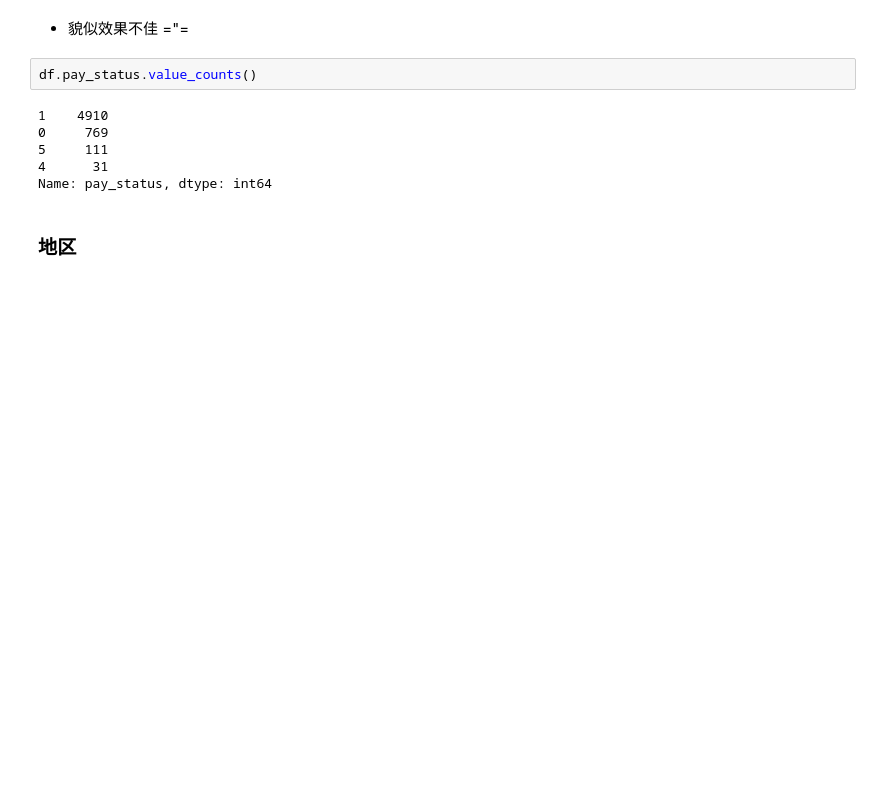
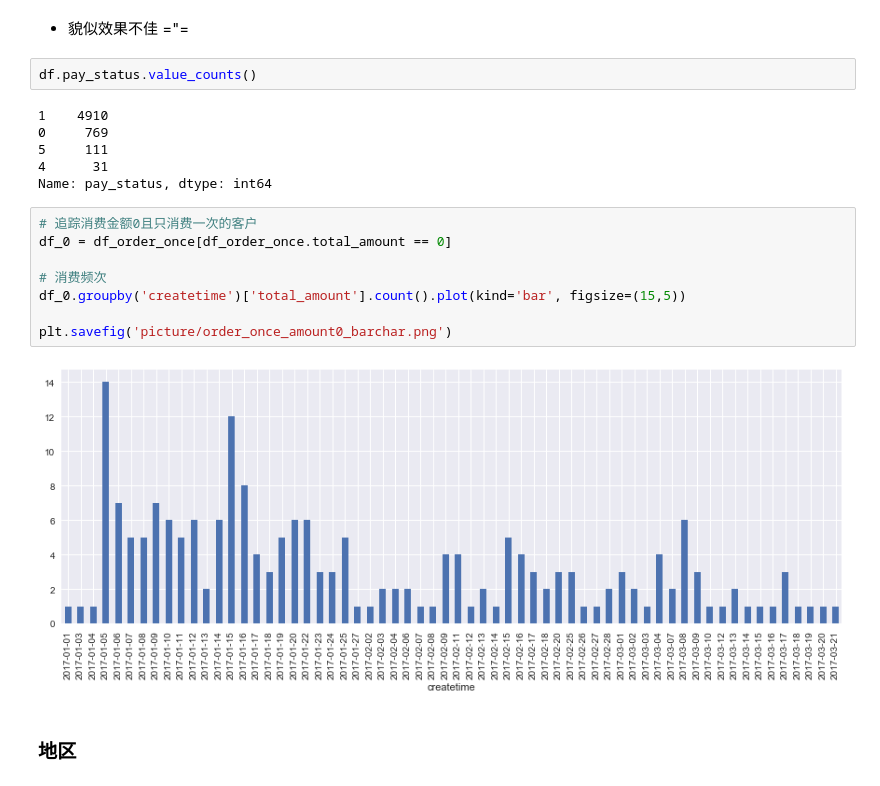
Before and after one commit to hugolu/learn-data-analysis, a Jupyter notebook: yimi/data-analysis.ipynb, the cells around one changed output. Saved outputs shown, nothing was run; the diff lists cells and outputs as text; blank space fills up the shorter version.

```diff
--- a/yimi/data-analysis.ipynb
+++ b/yimi/data-analysis.ipynb
@@ -293,6 +288,16 @@ df.pay_status.value_counts()
 5     111
 4      31
 Name: pay_status, dtype: int64
+# %%
+# 追踪消费金额0且只消费一次的客户
+df_0 = df_order_once[df_order_once.total_amount == 0]
+
+# 消费频次
+df_0.groupby('createtime')['total_amount'].count().plot(kind='bar', figsize=(15,5))
+
+plt.savefig('picture/order_once_amount0_barchar.png')
+# %% [output]
+[figure, added]
 # %% [markdown]
 ### 地区
 # %%
```
Also changed, not shown: parts of 33 cells of this notebook, 11 other files.
